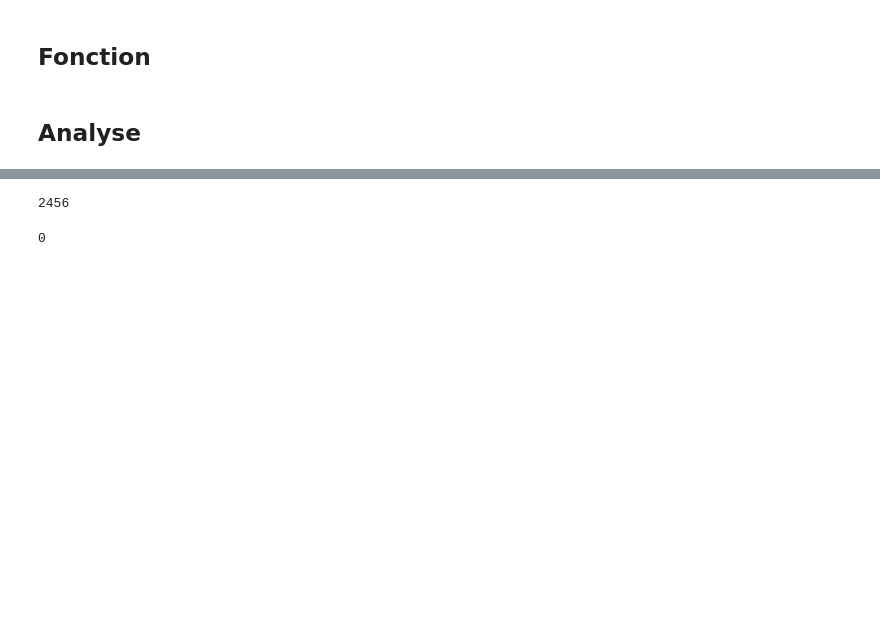
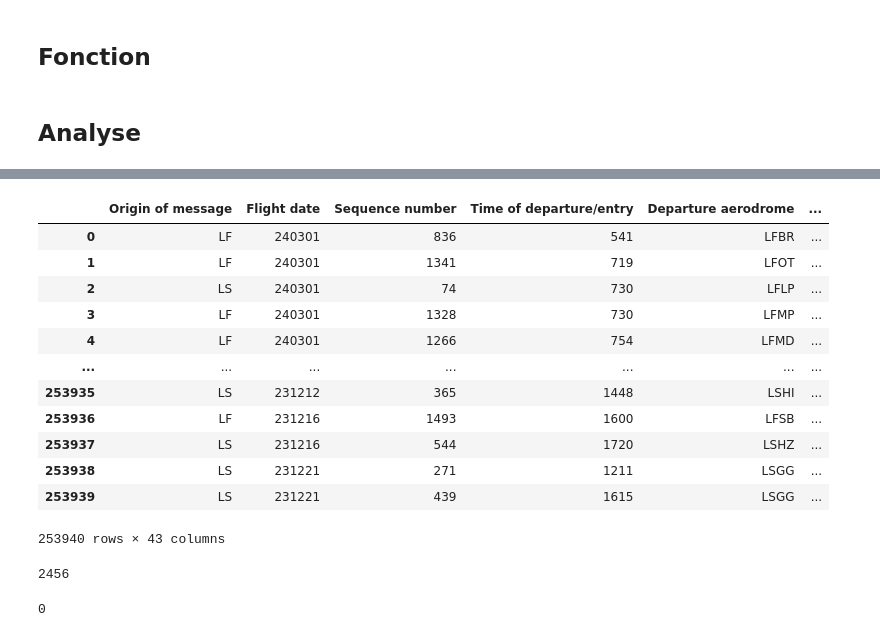
Before and after one commit to ittaldias/redevance, a Jupyter notebook: notebook/enrichissement_FR.ipynb, the cells around one changed output, grey strips where cells are left out. Drawn from its saved outputs; the diff is of its cells as text; code cells hidden in the pictures; blank space fills up the shorter version.

```diff
--- a/notebook/enrichissement_FR.ipynb
+++ b/notebook/enrichissement_FR.ipynb
@@ -1325,0 +1520,16 @@ ABACUS['Time of departure/entry'] = pd.to_numeric(ABACUS['Time of departure/entr
+# %%
+ABACUS_Mars
+# %% [output]
+|  | Origin of message | Flight date | Sequence number | Time of departure/entry | Departure aerodrome | ... |
+| 0 | LF | 240301 | 836 | 541 | LFBR | ... |
+| 1 | LF | 240301 | 1341 | 719 | LFOT | ... |
+| 2 | LS | 240301 | 74 | 730 | LFLP | ... |
+| 3 | LF | 240301 | 1328 | 730 | LFMP | ... |
+| 4 | LF | 240301 | 1266 | 754 | LFMD | ... |
+| ... | ... | ... | ... | ... | ... | ... |
+| 253935 | LS | 231212 | 365 | 1448 | LSHI | ... |
+| 253936 | LF | 231216 | 1493 | 1600 | LFSB | ... |
+| 253937 | LS | 231216 | 544 | 1720 | LSHZ | ... |
+| 253938 | LS | 231221 | 271 | 1211 | LSGG | ... |
+| 253939 | LS | 231221 | 439 | 1615 | LSGG | ... |
+253940 rows × 43 columns
```
Also changed, not shown: parts of 20 cells of this notebook, 1 other file.
